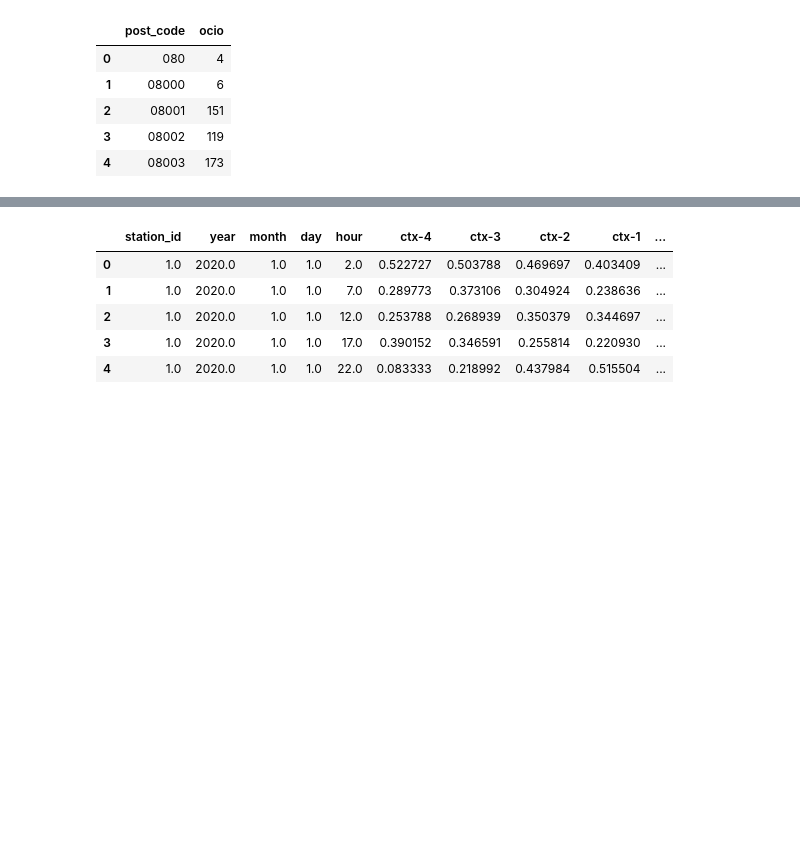
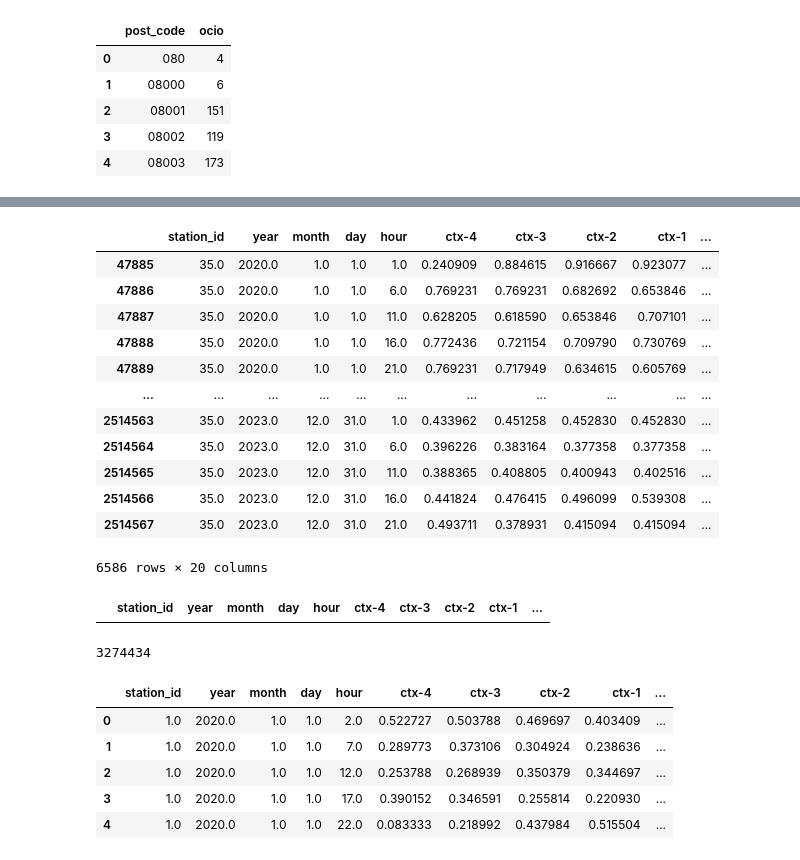
Before and after one commit to carlotalacasav/Gorrapiedra-proyecto, a Jupyter notebook: process_dataframe.ipynb, the cells around one changed output, grey strips where cells are left out. Cells and saved outputs as stored; diff of their text form; code cells hidden in the pictures; blank space fills up the shorter version.

Commit message:
completado precesado full dataframe

```diff
--- a/process_dataframe.ipynb
+++ b/process_dataframe.ipynb
@@ -251,8 +204,8 @@ full_data[full_data['post_code'].isin(zip_not_coinc)]
 | 2514567 | 35.0 | 2023.0 | 12.0 | 31.0 | 21.0 | 0.493711 | 0.378931 | 0.415094 | 0.415094 | ... |
 12080 rows × 18 columns
 # %%
-full_data = pd.merge(full_data, poligs_bcn_locs, left_on = 'post_code', right_on = 'post_code')
-#full_data = pd.merge(full_data, locations, left_on = 'post_code', right_on = 'addresses_zip_code')
+#full_data = pd.merge(full_data, poligs_bcn_locs, left_on = 'post_code', right_on = 'post_code')
+full_data = pd.merge(full_data, locations, left_on = 'post_code', right_on = 'post_code', how = 'left')
 full_data.head()
 # %% [output]
 |  | station_id | year | month | day | hour | ctx-4 | ctx-3 | ctx-2 | ctx-1 | ... |
@@ -267,0 +237,3 @@ len(full_data)
+# %%
+full_data['rating'] = full_data['rating'].fillna(value = full_data['rating'].median())
+full_data[full_data['rating'].isnull()]
@@ -278,7 +252,7 @@ data_ocio.head()
 | 3 | 08002 | 119 |
 | 4 | 08003 | 173 |
 # %%
-full_data = pd.merge(full_data, data_ocio, left_on = 'post_code', right_on = 'post_code')
+full_data = pd.merge(full_data, data_ocio, left_on = 'post_code', right_on = 'post_code', how = 'left')
 # %%
 len(full_data)
 # %% [output]
@@ -286,3 +269,28 @@ len(full_data)
+# %%
+full_data[full_data['ocio'].isnull()]
+# %% [output]
+|  | station_id | year | month | day | hour | ctx-4 | ctx-3 | ctx-2 | ctx-1 | ... |
+| 47885 | 35.0 | 2020.0 | 1.0 | 1.0 | 1.0 | 0.240909 | 0.884615 | 0.916667 | 0.923077 | ... |
+| 47886 | 35.0 | 2020.0 | 1.0 | 1.0 | 6.0 | 0.769231 | 0.769231 | 0.682692 | 0.653846 | ... |
+| 47887 | 35.0 | 2020.0 | 1.0 | 1.0 | 11.0 | 0.628205 | 0.618590 | 0.653846 | 0.707101 | ... |
+| 47888 | 35.0 | 2020.0 | 1.0 | 1.0 | 16.0 | 0.772436 | 0.721154 | 0.709790 | 0.730769 | ... |
+| 47889 | 35.0 | 2020.0 | 1.0 | 1.0 | 21.0 | 0.769231 | 0.717949 | 0.634615 | 0.605769 | ... |
+| ... | ... | ... | ... | ... | ... | ... | ... | ... | ... | ... |
+| 2514563 | 35.0 | 2023.0 | 12.0 | 31.0 | 1.0 | 0.433962 | 0.451258 | 0.452830 | 0.452830 | ... |
+| 2514564 | 35.0 | 2023.0 | 12.0 | 31.0 | 6.0 | 0.396226 | 0.383164 | 0.377358 | 0.377358 | ... |
+| 2514565 | 35.0 | 2023.0 | 12.0 | 31.0 | 11.0 | 0.388365 | 0.408805 | 0.400943 | 0.402516 | ... |
+| 2514566 | 35.0 | 2023.0 | 12.0 | 31.0 | 16.0 | 0.441824 | 0.476415 | 0.496099 | 0.539308 | ... |
+| 2514567 | 35.0 | 2023.0 | 12.0 | 31.0 | 21.0 | 0.493711 | 0.378931 | 0.415094 | 0.415094 | ... |
+6586 rows × 20 columns
+# %%
+full_data['ocio'] = full_data['ocio'].fillna(value = full_data['ocio'].median())
+full_data[full_data['ocio'].isnull()]
+# %% [output]
+|  | station_id | year | month | day | hour | ctx-4 | ctx-3 | ctx-2 | ctx-1 | ... |
+# %%
+len(full_data)
+# %% [output]
+3274434
 # %%
 bicis = pd.read_csv('data/locations_data/equipament.csv', encoding = 'utf-16')
 carril_bicis = bicis[bicis["name"].str.contains("Carril - Bici")].groupby(['addresses_zip_code']).size().reset_index()
```
Also changed, not shown: parts of 20 cells of this notebook.
